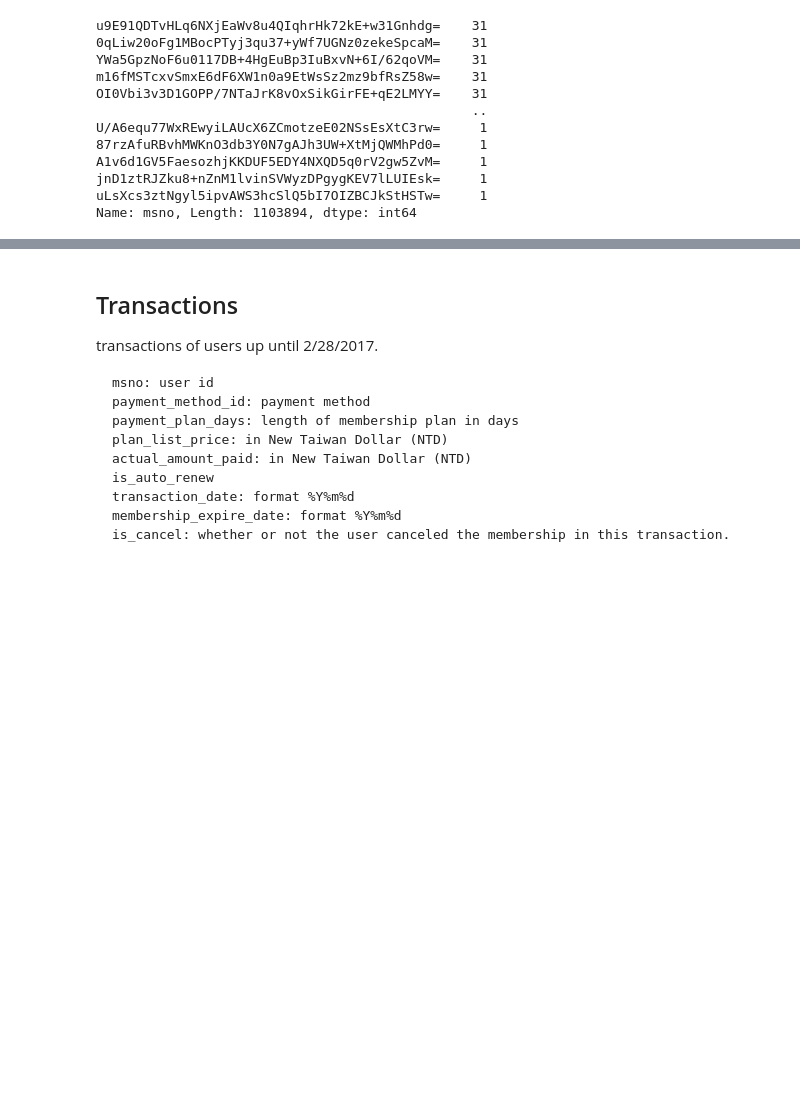
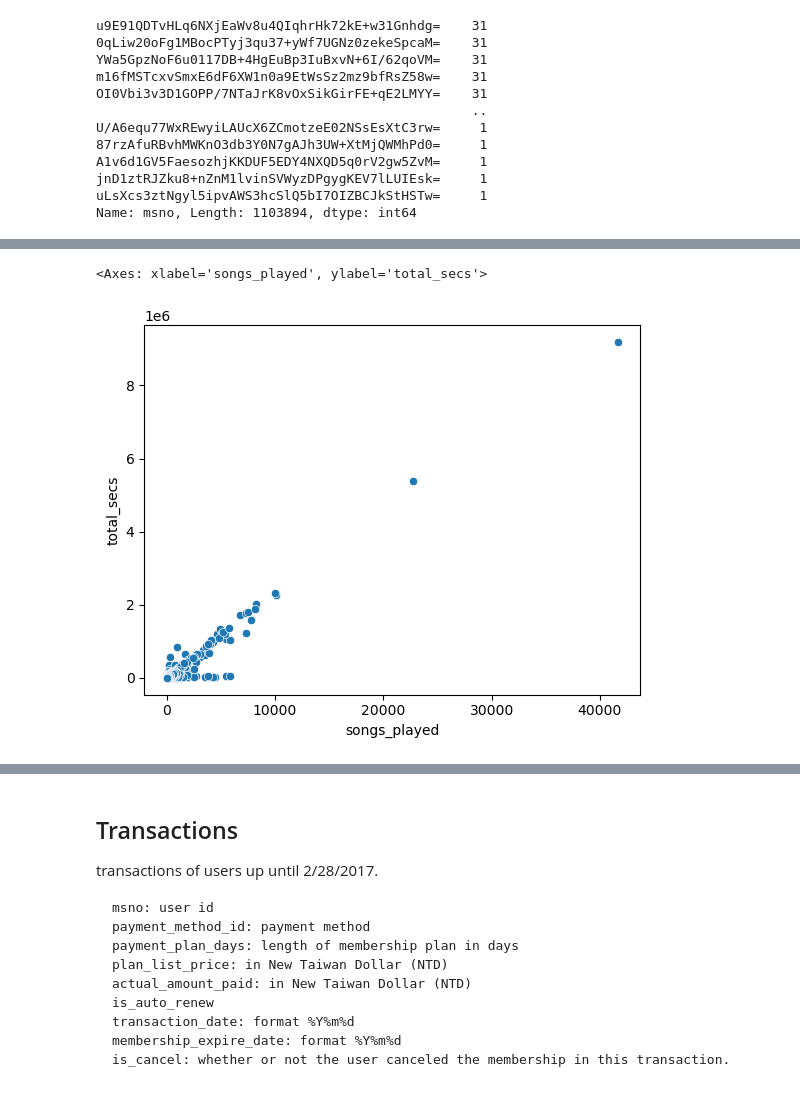
Before and after one commit to liamge/retention-risk-workbench, a Jupyter notebook: notebooks/02_KKBox_EDA_and_Feature_Engineering.ipynb, the cells around one changed output, grey strips where cells are left out. Cells and saved outputs as stored; diff of their text form; code cells hidden in the pictures; blank space fills up the shorter version.

```diff
--- a/notebooks/02_KKBox_EDA_and_Feature_Engineering.ipynb
+++ b/notebooks/02_KKBox_EDA_and_Feature_Engineering.ipynb
@@ -111,0 +146,17 @@ Name: msno, Length: 1103894, dtype: int64
+# %%
+df_logs["completion_ratio"] = df_logs["num_100"] / (
+    df_logs["num_25"] + df_logs["num_50"] + df_logs["num_75"] + df_logs["num_985"] + df_logs["num_100"]
+)
+# %%
+df_logs["skip_ratio"] = df_logs["num_25"] / (
+    df_logs["num_25"] + df_logs["num_50"] + df_logs["num_75"] + df_logs["num_985"] + df_logs["num_100"]
+)
+# %%
+df_logs["songs_played"] = (
+    df_logs["num_25"] + df_logs["num_50"] + df_logs["num_75"] + df_logs["num_985"] + df_logs["num_100"]
+)
+# %%
+sns.scatterplot(x="songs_played", y="total_secs", data=df_logs)
+# %% [output]
+<Axes: xlabel='songs_played', ylabel='total_secs'>
+[figure, added]
```
Also changed, not shown: parts of 16 cells of this notebook, 16 other files.
